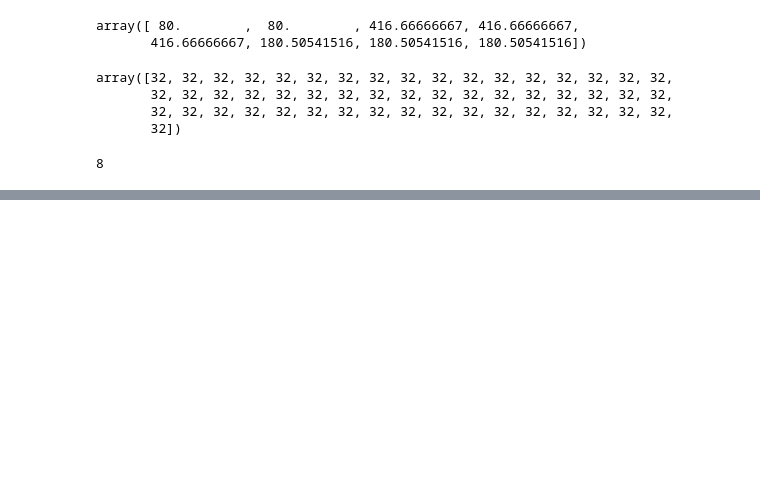
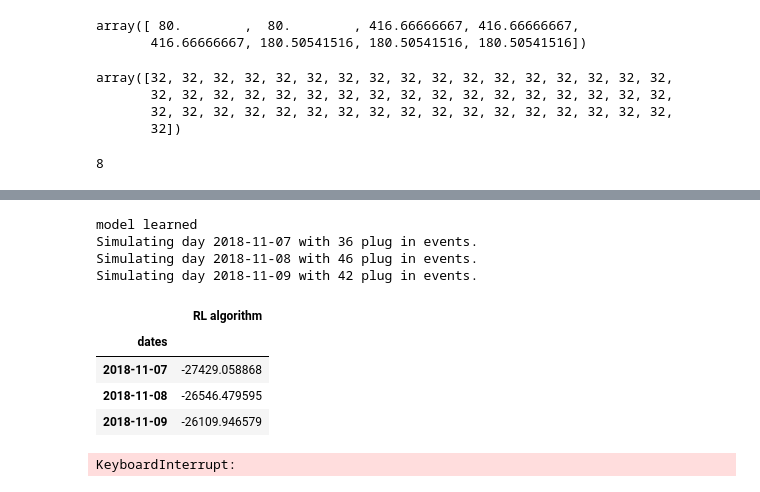
Before and after one commit to chrisyeh96/sustaingym, a Jupyter notebook: examples/baseline_algos.ipynb, the cells around one changed output, grey strips where cells are left out. Saved outputs shown, nothing was run; the diff lists cells and outputs as text; code cells hidden in the pictures; blank space fills up the shorter version.

```diff
--- a/examples/baseline_algos.ipynb
+++ b/examples/baseline_algos.ipynb
@@ -390,0 +346,22 @@ True
+# %%
+trained_rewards = {}
+num_steps = 0
+timesteps = 25_000
+
+for _ in range(10):
+    num_steps += timesteps
+    model.learn(total_timesteps=timesteps)
+    print("num timesteps: ", num_steps)
+    trained_rewards[num_steps] = collect_rewards(eval_env, [rl_algo])
+    display(trained_rewards[num_steps])
+# %% [output]
+model learned
+Simulating day 2018-11-07 with 36 plug in events.
+Simulating day 2018-11-08 with 46 plug in events.
+Simulating day 2018-11-09 with 42 plug in events.
+|  | RL algorithm |
+| dates |  |
+| 2018-11-07 | -27429.058868 |
+| 2018-11-08 | -26546.479595 |
+| 2018-11-09 | -26109.946579 |
+KeyboardInterrupt:
```
Also changed, not shown: parts of 18 cells of this notebook, 28 other files.
